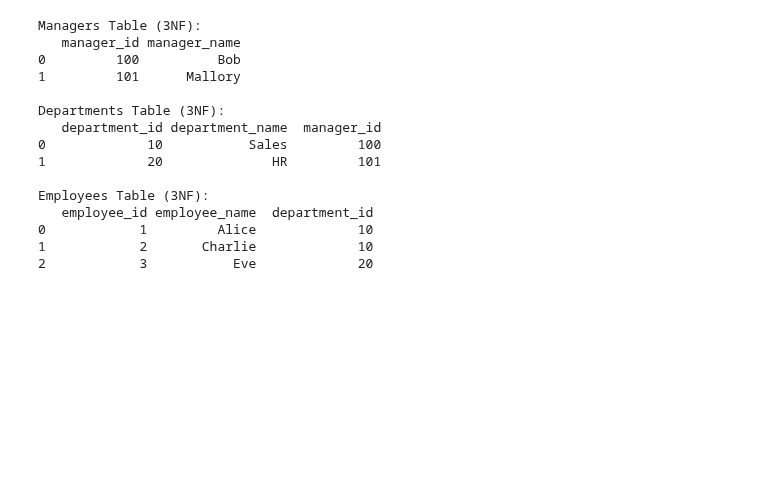
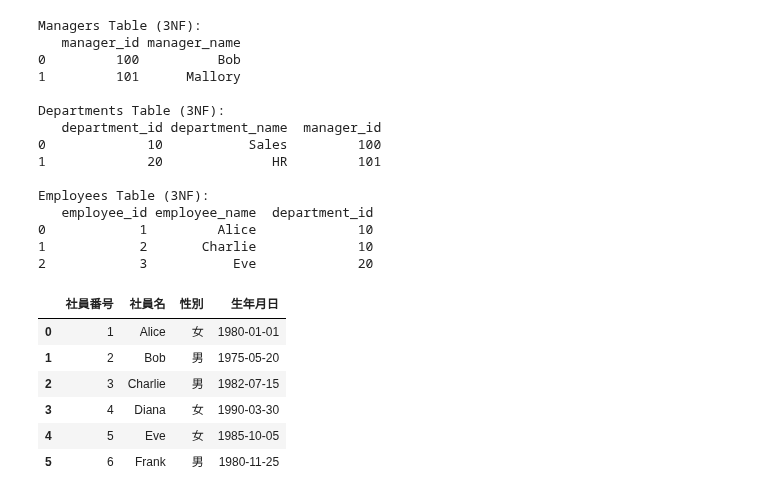
Before and after one commit to phonon-py/DatabaseSpecialistStudy, a Jupyter notebook: main.ipynb, the cells around one changed output. Saved outputs shown, nothing was run; the diff lists cells and outputs as text; code cells hidden in the pictures; blank space fills up the shorter version.

Commit message:
practice sub query

```diff
--- a/main.ipynb
+++ b/main.ipynb
@@ -2623,3 +2623,52 @@ Employees Table (3NF):
 0            1         Alice             10
 1            2       Charlie             10
 2            3           Eve             20
+# %%
+import sqlite3
+import pandas as pd
+
+# データベース接続の作成
+conn = sqlite3.connect(':memory:')
+cursor = conn.cursor()
+
+# テーブルの作成
+cursor.execute('''
+CREATE TABLE 社員 (
+    社員番号 INTEGER PRIMARY KEY,
+    社員名 TEXT,
+    性別 TEXT,
+    生年月日 DATE
+)
+''')
+
+# データの挿入
+cursor.execute('''
+INSERT INTO 社員 (社員番号, 社員名, 性別, 生年月日) VALUES
+(1, "Alice", "女", "1980-01-01"),
+(2, "Bob", "男", "1975-05-20"),
+(3, "Charlie", "男", "1982-07-15"),
+(4, "Diana", "女", "1990-03-30"),
+(5, "Eve", "女", "1985-10-05"),
+(6, "Frank", "男", "1980-11-25")
+''')
+
+df =pd.read_sql('''SELECT * FROM 社員''', conn)
+
+# クエリの実行
+df_query = pd.read_sql_query('''
+SELECT 社員番号, 社員名 FROM 社員 AS S1
+WHERE 生年月日 > (SELECT MIN(生年月日) FROM 社員 AS S2 WHERE S1.性別 = S2.性別)
+''', conn)
+
+# データベース接続の閉鎖
+conn.close()
+# %%
+df
+# %% [output]
+|  | 社員番号 | 社員名 | 性別 | 生年月日 |
+| 0 | 1 | Alice | 女 | 1980-01-01 |
+| 1 | 2 | Bob | 男 | 1975-05-20 |
+| 2 | 3 | Charlie | 男 | 1982-07-15 |
+| 3 | 4 | Diana | 女 | 1990-03-30 |
+| 4 | 5 | Eve | 女 | 1985-10-05 |
+| 5 | 6 | Frank | 男 | 1980-11-25 |
```
Also changed, not shown: parts of 1 cell of this notebook.
